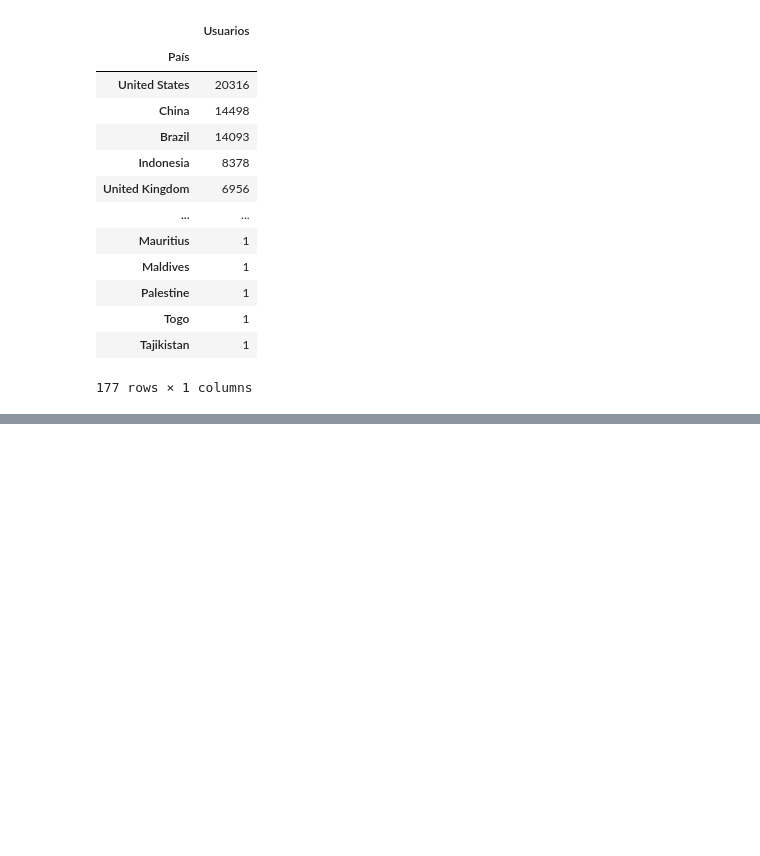
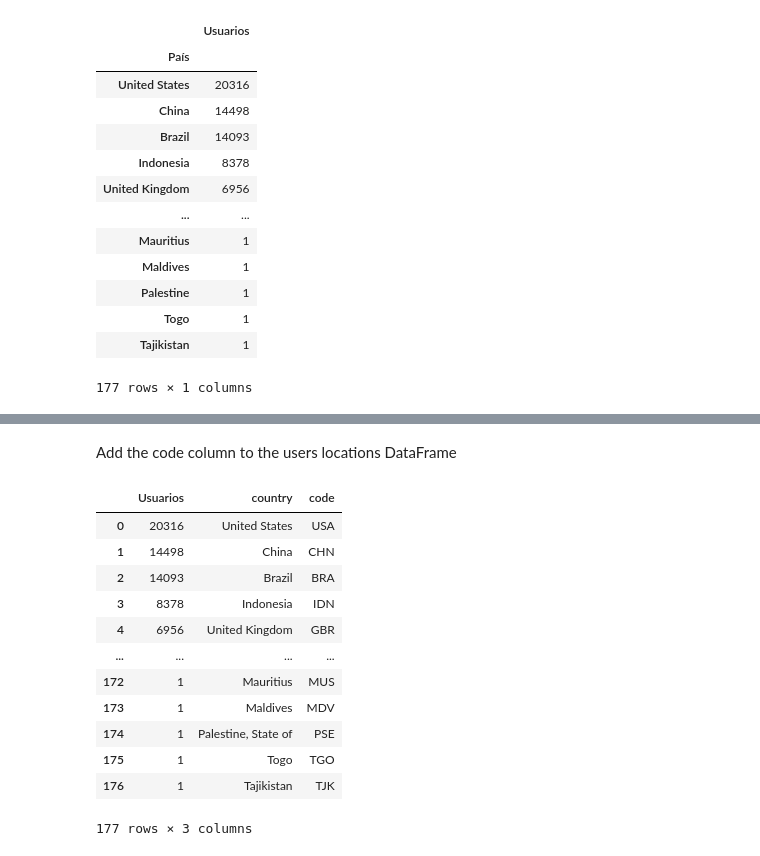
Before and after one commit to santisoler/phd-thesis, a Jupyter notebook: analytics/generate_figures.ipynb, the cells around one changed output, grey strips where cells are left out. Drawn from its saved outputs; the diff is of its cells as text; code cells hidden in the pictures; blank space fills up the shorter version.

```diff
--- a/analytics/generate_figures.ipynb
+++ b/analytics/generate_figures.ipynb
@@ -114,4 +115,0 @@ print(start_date, end_date)
-# %%
-# Rename United States for United States of America
-users_locations = users_locations.rename(index={"United States": "United States of America"})
-users_locations
@@ -149,0 +174,19 @@ world
+# %% [markdown]
+Add the code column to the users locations DataFrame
+# %%
+users_locations = users_locations.merge(codes, how="left", left_on=['País'], right_on=['country'])
+users_locations
+# %% [output]
+|  | Usuarios | country | code |
+| 0 | 20316 | United States | USA |
+| 1 | 14498 | China | CHN |
+| 2 | 14093 | Brazil | BRA |
+| 3 | 8378 | Indonesia | IDN |
+| 4 | 6956 | United Kingdom | GBR |
+| ... | ... | ... | ... |
+| 172 | 1 | Mauritius | MUS |
+| 173 | 1 | Maldives | MDV |
+| 174 | 1 | Palestine, State of | PSE |
+| 175 | 1 | Togo | TGO |
+| 176 | 1 | Tajikistan | TJK |
+177 rows × 3 columns
```
Also changed, not shown: parts of 20 cells of this notebook, 1 other file.
